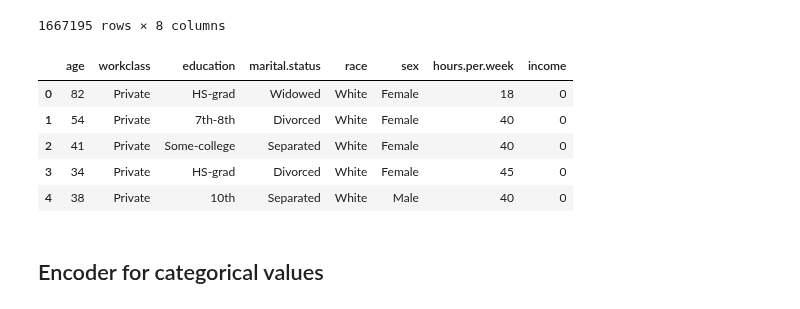
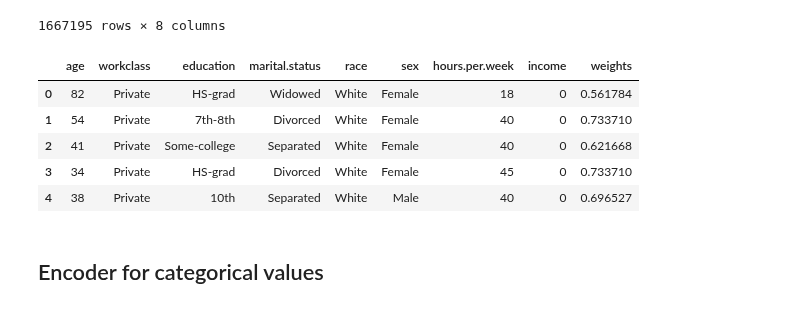
Before and after one commit to JipSchoneveld/HCML_project, a Jupyter notebook: train.ipynb, the cells around one changed output. Drawn from its saved outputs; the diff is of its cells as text; code cells hidden in the pictures.

Commit message:
added weighteed test to unweighted model

```diff
--- a/train.ipynb
+++ b/train.ipynb
@@ -11,3 +12,7 @@ from fairness_evals import positive_rates, true_postive_rates, true_negative_rat
 # Data
 # %%
 data_old = pd.read_csv(os.path.join('Processed_data', 'adult.csv'))
+# %%
+weights = getweights(os.path.join('Processed_data', 'adult.csv'))
+data_old['weights'] = weights
+data_old
@@ -59,17 +78,15 @@ data_2018
 1667195 rows × 8 columns
 # %%
 DATA = data_old
-# DATA.drop(columns=['occupation'])
-DATA_NAME = 'old' #! don't forget to change this accordingly
 FEAT_OF_INT = ['education', 'marital.status', 'sex', 'income'] #The features we are interested in
 DATA.head()
 # %% [output]
-|  | age | workclass | education | marital.status | race | sex | hours.per.week | income |
-| 0 | 82 | Private | HS-grad | Widowed | White | Female | 18 | 0 |
-| 1 | 54 | Private | 7th-8th | Divorced | White | Female | 40 | 0 |
-| 2 | 41 | Private | Some-college | Separated | White | Female | 40 | 0 |
-| 3 | 34 | Private | HS-grad | Divorced | White | Female | 45 | 0 |
-| 4 | 38 | Private | 10th | Separated | White | Male | 40 | 0 |
+|  | age | workclass | education | marital.status | race | sex | hours.per.week | income | weights |
+| 0 | 82 | Private | HS-grad | Widowed | White | Female | 18 | 0 | 0.561784 |
+| 1 | 54 | Private | 7th-8th | Divorced | White | Female | 40 | 0 | 0.733710 |
+| 2 | 41 | Private | Some-college | Separated | White | Female | 40 | 0 | 0.621668 |
+| 3 | 34 | Private | HS-grad | Divorced | White | Female | 45 | 0 | 0.733710 |
+| 4 | 38 | Private | 10th | Separated | White | Male | 40 | 0 | 0.696527 |
 # %% [markdown]
 ## Encoder for categorical values
 # %%
```
Also changed, not shown: parts of 15 cells of this notebook, 2 other files.
